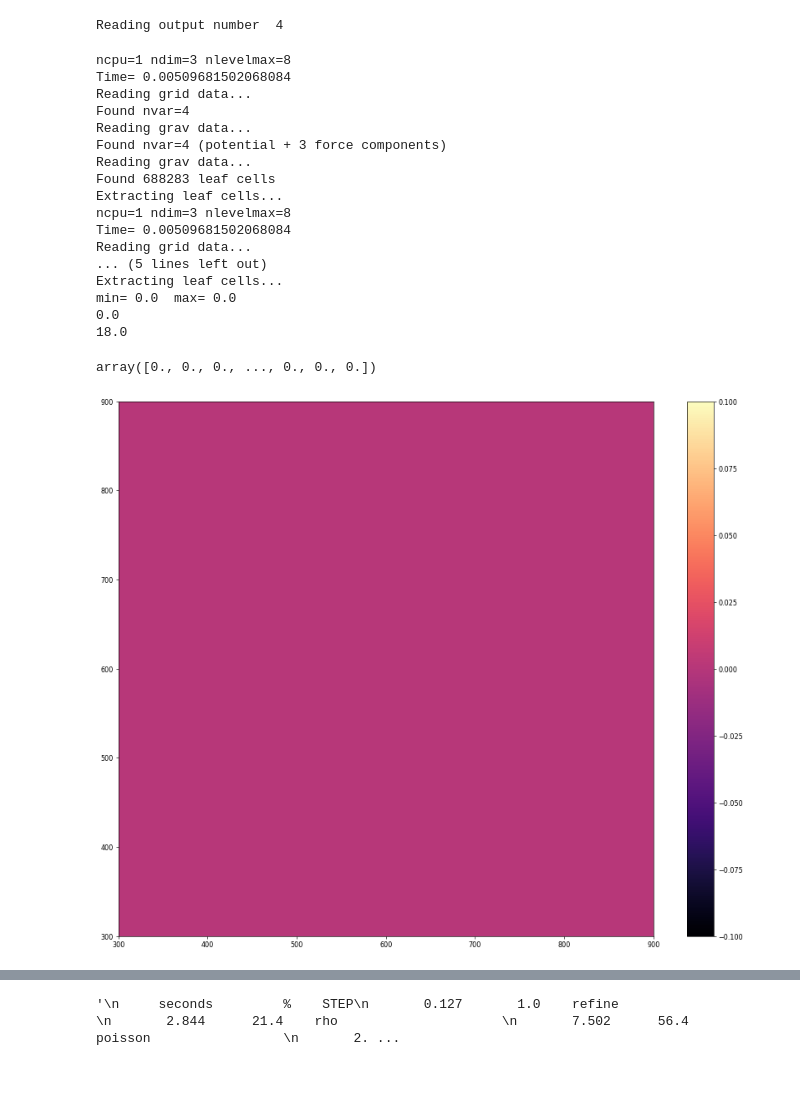
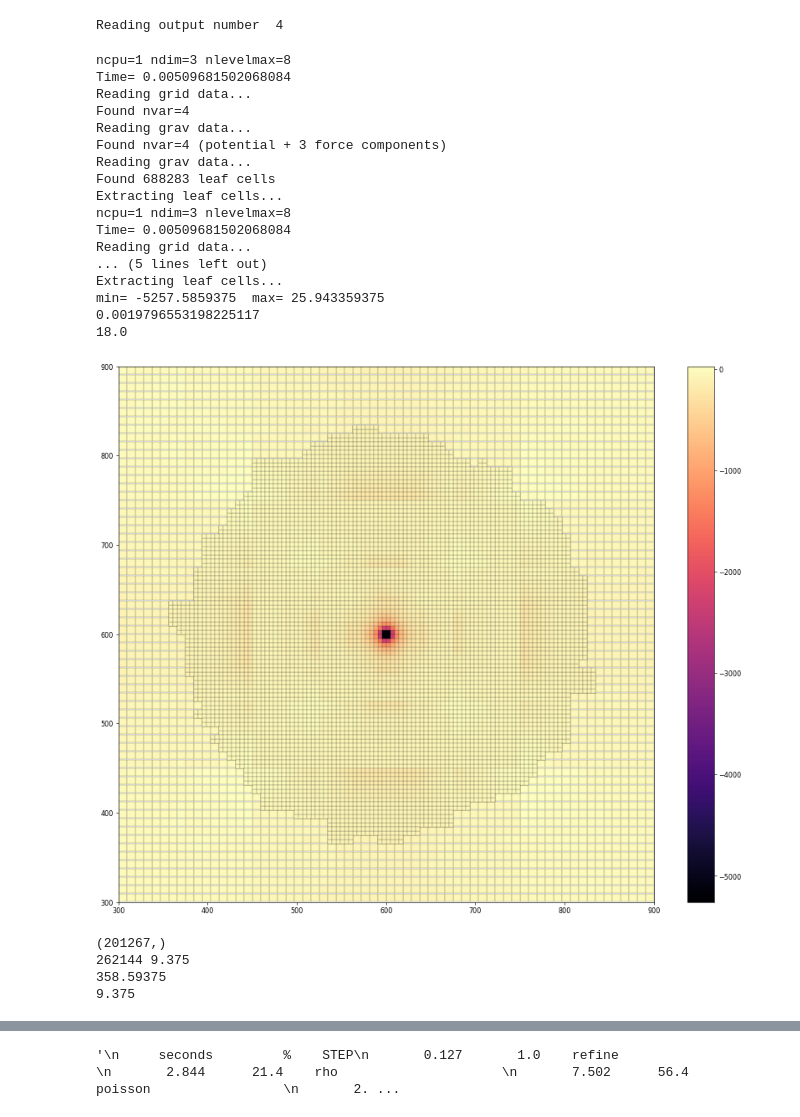
Before and after one commit to Byeol-Haneul/Ramses-FMM, a Jupyter notebook: analyze/amr.ipynb, the cells around one changed output, grey strips where cells are left out. Drawn from its saved outputs; the diff is of its cells as text; code cells hidden in the pictures; blank space fills up the shorter version.

Commit message:
Update visualization for AMR to prevent occlusion

```diff
--- a/analyze/amr.ipynb
+++ b/analyze/amr.ipynb
@@ -36,7 +36,7 @@ if prefix=="rt":
 print("Reading output number ",nout)
 
 
-def compare(nout, nout_base, cen = 600, width = 10, grid=True):
+def compare(nout, nout_base, cen = 600, grid=True):
     nout = str(nout)
     nout_base = str(nout_base)
     c=ram.rd_cell(nout,path=path,prefix=prefix,center=center)
@@ -44,26 +44,26 @@ def compare(nout, nout_base, cen = 600, width = 10, grid=True):
     c_base=ram.rd_cell(nout_base,path=path,prefix=prefix,center=center)
     i_base=ram.rd_info(nout_base,path=path)
     ii=1; jj=2
-    mask = np.abs(c.x[2] - cen)<width
+    mask = np.abs(c.x[2] + max(c.dx)/2 - cen) < (max(c.dx) - min(c.dx)) + min(c.dx) * 1e-10
     if grid:
-        ram.visu(c.x[0][mask],c.x[1][mask],c.dx[mask],c.g[0][mask]-c_base.g[0][mask],sort=c.g[0][mask]-c_base.g[0][mask], cmap='magma', grid=grid)
+        ram.visu(c.x[0][mask],c.x[1][mask],c.dx[mask],c.g[0][mask]-c_base.g[0][mask],sort=None, cmap='magma', grid=grid)
     else:
         ram.visu(c.x[0][mask],c.x[1][mask],c.dx[mask],c.g[0][mask]-c_base.g[0][mask],sort=c.g[0][mask]-c_base.g[0][mask], cmap='magma')
 
     print(np.median((c.g[0][mask]-c_base.g[0][mask])/c_base.g[0][mask]))
     print(np.log(np.sum(np.array(c.level)==7)/8 + np.sum(np.array(c.level)==6))/np.log(2))
-    return c.g[0][mask]-c_base.g[0][mask]
+    return c
 
-def plot(nout, cen = 600, width = 10, grid=True):
+def plot(nout, cen = 600, grid=True):
     ii=1; jj=2
     nout = str(nout)
     c=ram.rd_cell(nout,path=path,prefix=prefix,center=center)
     i=ram.rd_info(nout,path=path)
-    mask = np.abs(c.x[2] - cen)<width
+    mask = np.abs(c.x[2] + max(c.dx)/2 - cen) < (max(c.dx) - min(c.dx)) + min(c.dx) * 1e-10
     print("UNIQUE LEVELS: ", np.unique(c.level))
     try:
         if grid:
-            ram.visu(c.x[0][mask],c.x[1][mask],c.dx[mask],c.g[0][mask],sort=c.g[0][mask], cmap='magma', grid=grid)
+            ram.visu(c.x[0][mask],c.x[1][mask],c.dx[mask],c.g[0][mask],sort=None, cmap='magma', grid=grid)
         else:
             ram.visu(c.x[0][mask],c.x[1][mask],c.dx[mask],c.g[0][mask],sort=c.g[0][mask], cmap='magma')
     except Exception as e:
@@ -78,26 +78,35 @@ Reading output number  4
 #nout =  '5'  # multigrid (8,8)
 #nout =  '6'  # fmm (8,8)
 # %%
-compare(3,2, 600, 5, False)
+c = compare(4, 3, 600, True)
 #mk_image // project
 # %% [output]
 ncpu=1 ndim=3 nlevelmax=8
 Time= 0.00509681502068084
 Reading grid data...
 Found nvar=4
 Reading grav data...
 Found nvar=4 (potential + 3 force components)
 Reading grav data...
 Found 688283 leaf cells
 Extracting leaf cells...
 ncpu=1 ndim=3 nlevelmax=8
 Time= 0.00509681502068084
 Reading grid data...
 ... (5 lines left out)
 Extracting leaf cells...
-min= 0.0  max= 0.0
-0.0
+min= -5257.5859375  max= 25.943359375
+0.0019796553198225117
 18.0
-array([0., 0., 0., ..., 0., 0., 0.])
-[figure, old version]
+[figure, new version]
+# %%
+print(c.x[0][np.array(c.level)==6].shape) #4.6875
+print(2**18, 600/2**6)
+print(c.x[0][np.array(c.level)==7].min())
+print(c.dx.max())
+# %% [output]
+(201267,)
+262144 9.375
+358.59375
+9.375
 # %%
```
Also changed, not shown: parts of 7 cells of this notebook, 3 other files.
